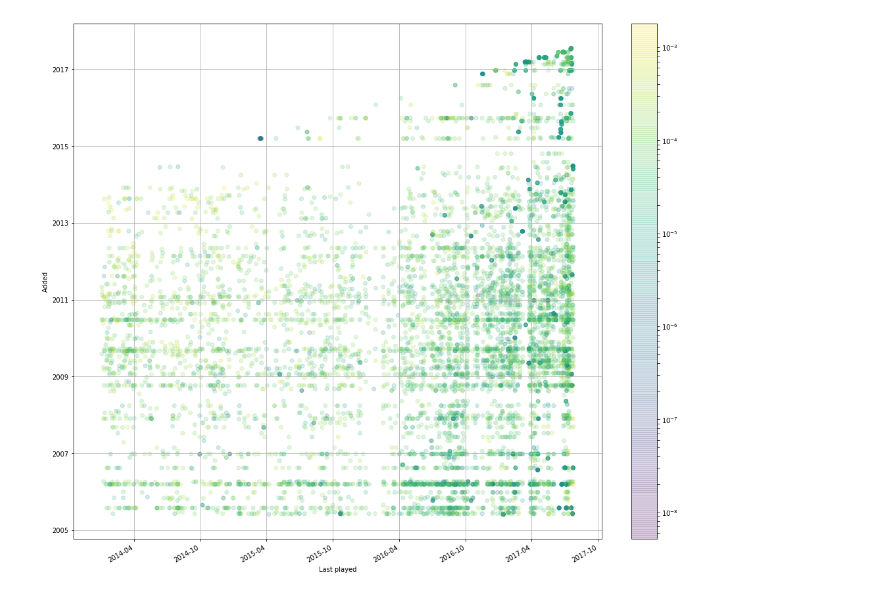
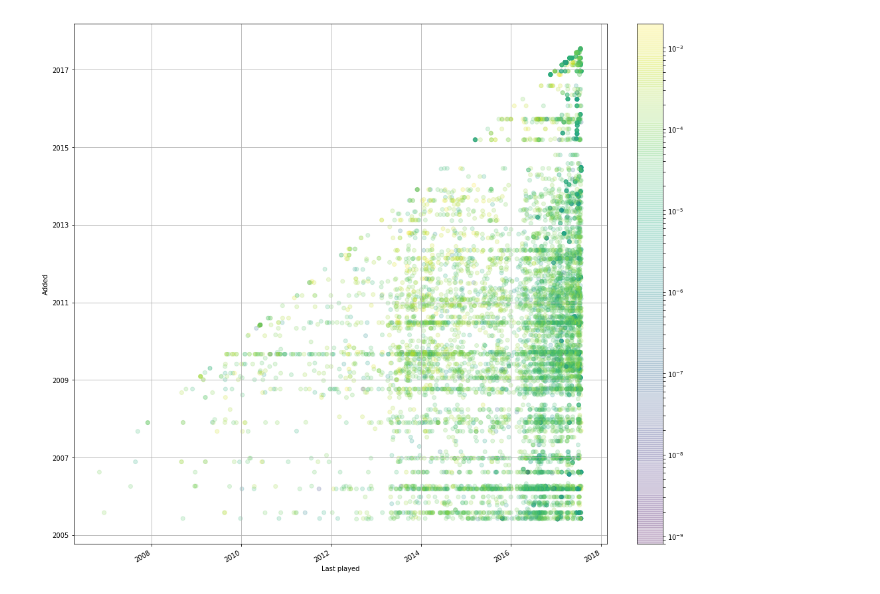
Before and after one commit to habnabit/itunes-playlistgen, a Jupyter notebook: score-metrics.ipynb, the cells around one changed output. Cells and saved outputs as stored; diff of their text form; code cells hidden in the pictures.

```diff
--- a/score-metrics.ipynb
+++ b/score-metrics.ipynb
@@ -69,14 +69,14 @@ plt.show()
 # %%
 fig, ax = plt.subplots(figsize=(16, 16))
-df_ = df.loc[(df['chance'] < 0.002) & (df['pPlD'] > datetime.datetime(2014, 1, 1))]
+df_ = df.loc[(df['chance'] < 0.002)]
 plt.scatter([o.to_pydatetime() for o in df_['pPlD']],
             [o.to_pydatetime() for o in df_['pAdd']],
             c=df_['chance'], alpha=0.2, norm=matplotlib.colors.LogNorm())
 ax.set_xlabel('Last played')
 ax.set_ylabel('Added')
 ax.grid(True)
 fig.autofmt_xdate()
 plt.colorbar(fraction=0.05)
 plt.show()
 # %% [output]
-[figure, old version]
+[figure, new version]
```
Also changed, not shown: parts of 5 cells of this notebook, 1 other file.
